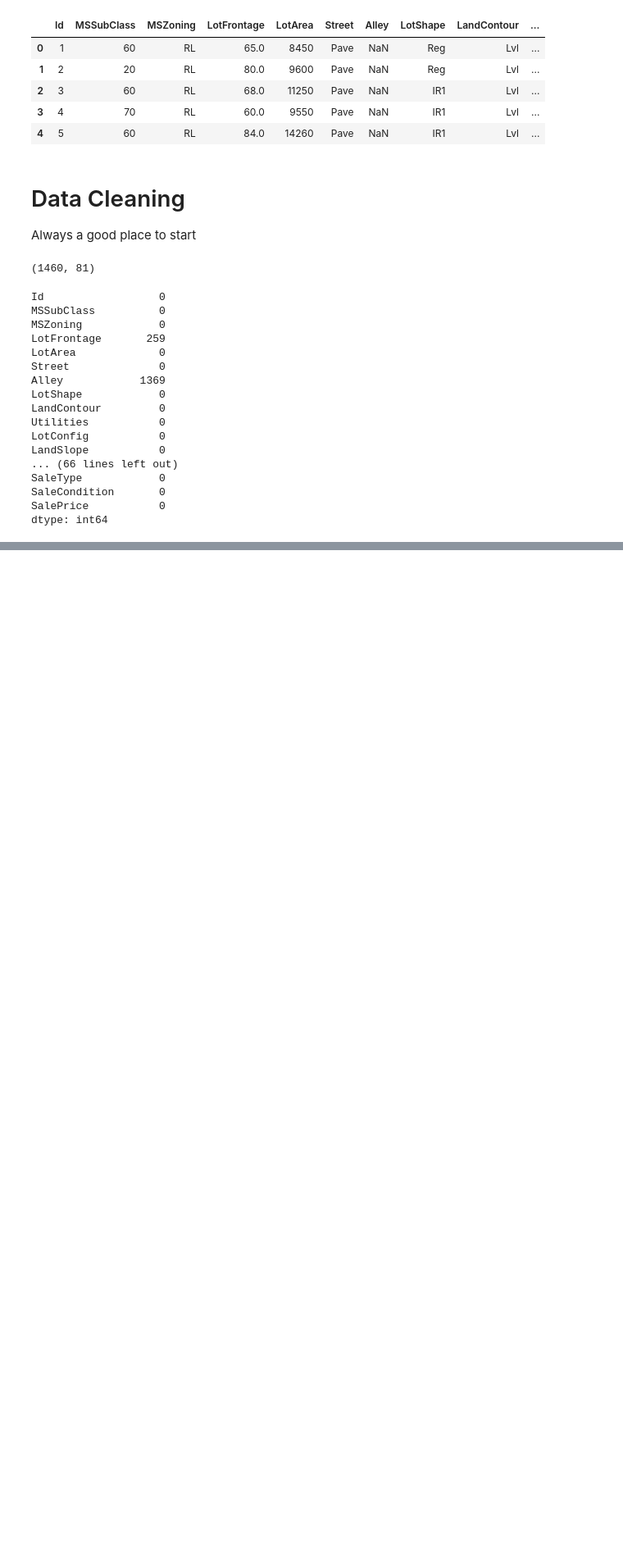
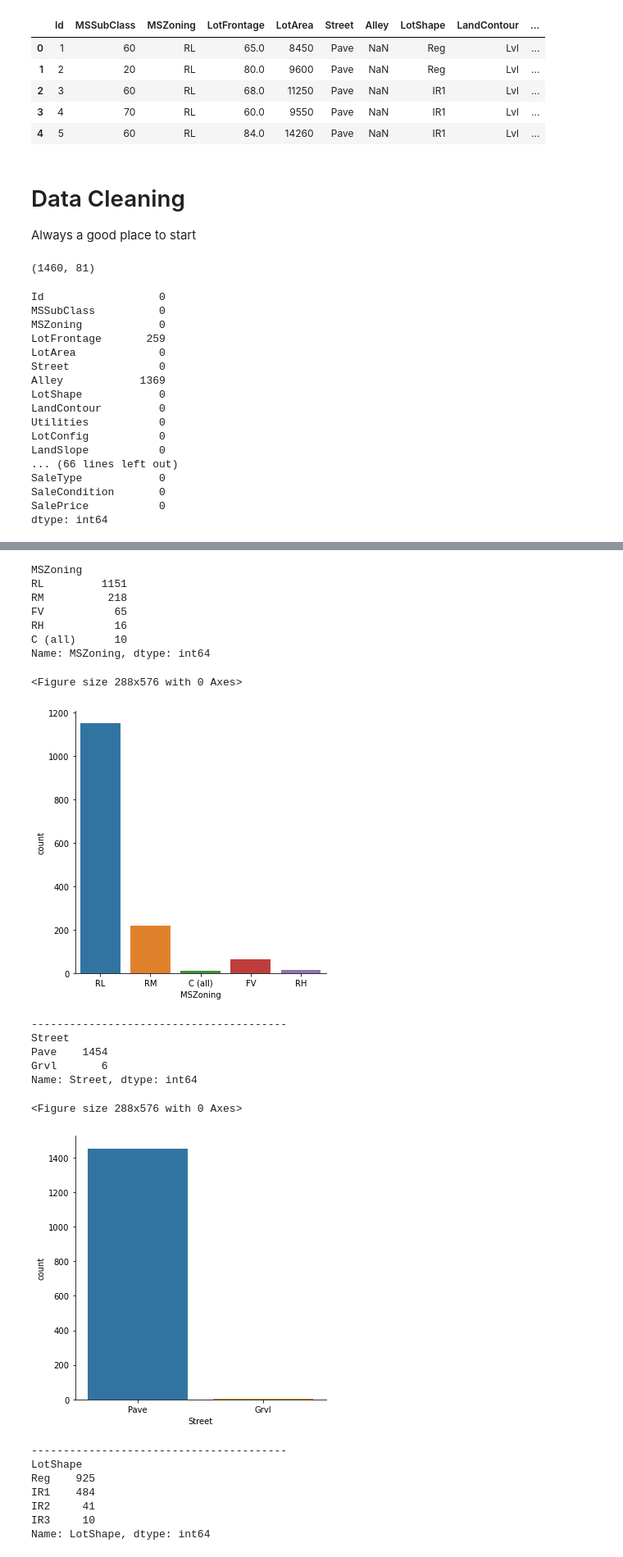
Before and after one commit to Picrik/DataScience, a Jupyter notebook: HousePrices/HousePrices_predictions.ipynb, the cells around one changed output, grey strips where cells are left out. Shown: that part at 82% size. Drawn from its saved outputs; the diff is of its cells as text; code cells hidden in the pictures; blank space fills up the shorter version.

```diff
--- a/HousePrices/HousePrices_predictions.ipynb
+++ b/HousePrices/HousePrices_predictions.ipynb
@@ -79,0 +100,34 @@ plt.show()
+# %%
+# Checking if only one non-numerical value on any column
+for col in df_train_l.columns:
+    if df_train_l[col].dtypes != "int64":
+        print(col)
+        print(df_train_l[col].value_counts())
+        plt.figure(figsize=(4,8))
+        sns.catplot(data=df_train_l, x=col, kind="count")
+        plt.show()
+        print("-"*40)
+# %% [output]
+MSZoning
+RL         1151
+RM          218
+FV           65
+RH           16
+C (all)      10
+Name: MSZoning, dtype: int64
+<Figure size 288x576 with 0 Axes>
+[figure, added]
+----------------------------------------
+Street
+Pave    1454
+Grvl       6
+Name: Street, dtype: int64
+<Figure size 288x576 with 0 Axes>
+[figure, added]
+----------------------------------------
+LotShape
+Reg    925
+IR1    484
+IR2     41
+IR3     10
+Name: LotShape, dtype: int64
```
Also changed, not shown: parts of 12 cells of this notebook.
